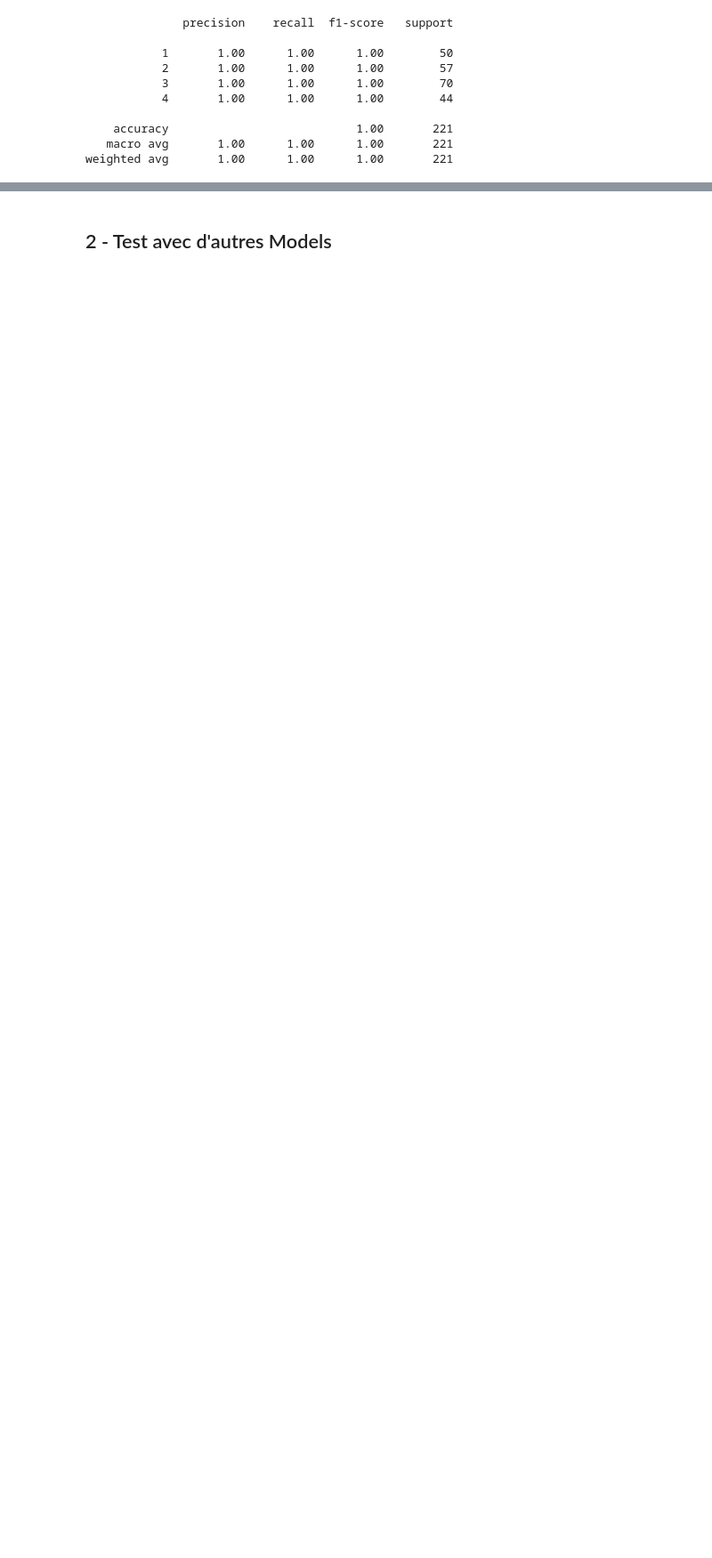
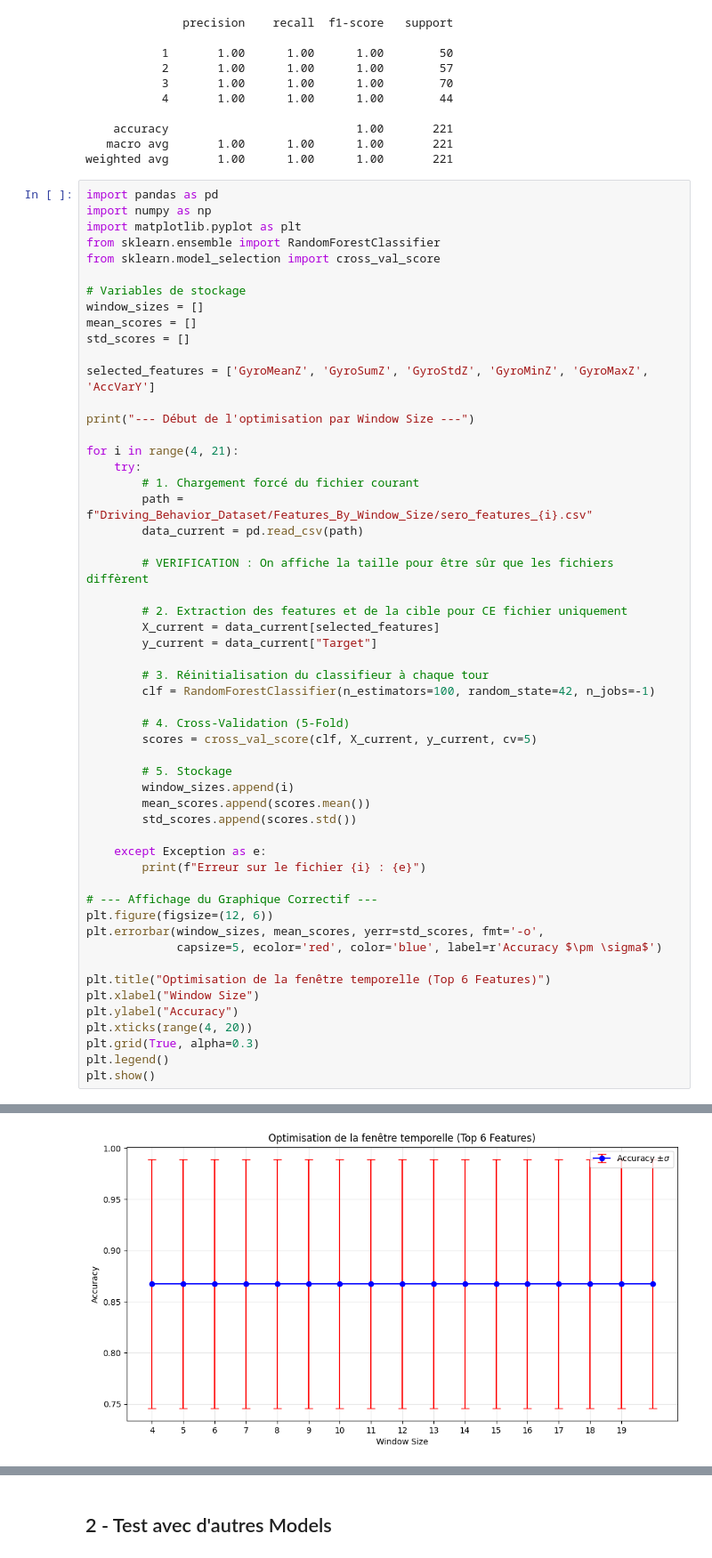
Before and after one commit to SlywoodFR/ProjetIA_Driver_Risk, a Jupyter notebook: data.ipynb, the cells around one changed output, grey strips where cells are left out. Shown at 89% size. Saved outputs shown, nothing was run; the diff lists cells and outputs as text; blank space fills up the shorter version.

```diff
--- a/data.ipynb
+++ b/data.ipynb
@@ -62,3 +62,58 @@ print(classification_report(Y_test, Y_Pred))
     accuracy                           1.00       221
    macro avg       1.00      1.00      1.00       221
 weighted avg       1.00      1.00      1.00       221
+# %%
+import pandas as pd
+import numpy as np
+import matplotlib.pyplot as plt
+from sklearn.ensemble import RandomForestClassifier
+from sklearn.model_selection import cross_val_score
+
+# Variables de stockage
+window_sizes = []
+mean_scores = []
+std_scores = []
+
+selected_features = ['GyroMeanZ', 'GyroSumZ', 'GyroStdZ', 'GyroMinZ', 'GyroMaxZ', 'AccVarY']
+
+print("--- Début de l'optimisation par Window Size ---")
+
+for i in range(4, 21):
+    try:
+        # 1. Chargement forcé du fichier courant
+        path = f"Driving_Behavior_Dataset/Features_By_Window_Size/sero_features_{i}.csv"
+        data_current = pd.read_csv(path)
+
+        # VERIFICATION : On affiche la taille pour être sûr que les fichiers diffèrent
+
+        # 2. Extraction des features et de la cible pour CE fichier uniquement
+        X_current = data_current[selected_features]
+        y_current = data_current["Target"]
+
+        # 3. Réinitialisation du classifieur à chaque tour
+        clf = RandomForestClassifier(n_estimators=100, random_state=42, n_jobs=-1)
+
+        # 4. Cross-Validation (5-Fold)
+        scores = cross_val_score(clf, X_current, y_current, cv=5)
+
+        # 5. Stockage
+        window_sizes.append(i)
+        mean_scores.append(scores.mean())
+        std_scores.append(scores.std())
+
+    except Exception as e:
+        print(f"Erreur sur le fichier {i} : {e}")
+
+# --- Affichage du Graphique Correctif ---
+plt.figure(figsize=(12, 6))
+plt.errorbar(window_sizes, mean_scores, yerr=std_scores, fmt='-o',
+             capsize=5, ecolor='red', color='blue', label=r'Accuracy $\pm \sigma$')
+
+plt.title("Optimisation de la fenêtre temporelle (Top 6 Features)")
+plt.xlabel("Window Size")
+plt.ylabel("Accuracy")
+plt.xticks(range(4, 20))
+plt.grid(True, alpha=0.3)
+plt.legend()
+plt.show()
+# %% [output]
@@ -65,3 +121,4 @@ weighted avg       1.00      1.00      1.00       221
+[figure, added]
 # %%
 import pandas as pd
 import numpy as np
```
Also changed, not shown: parts of 4 cells of this notebook, 4 other files.
